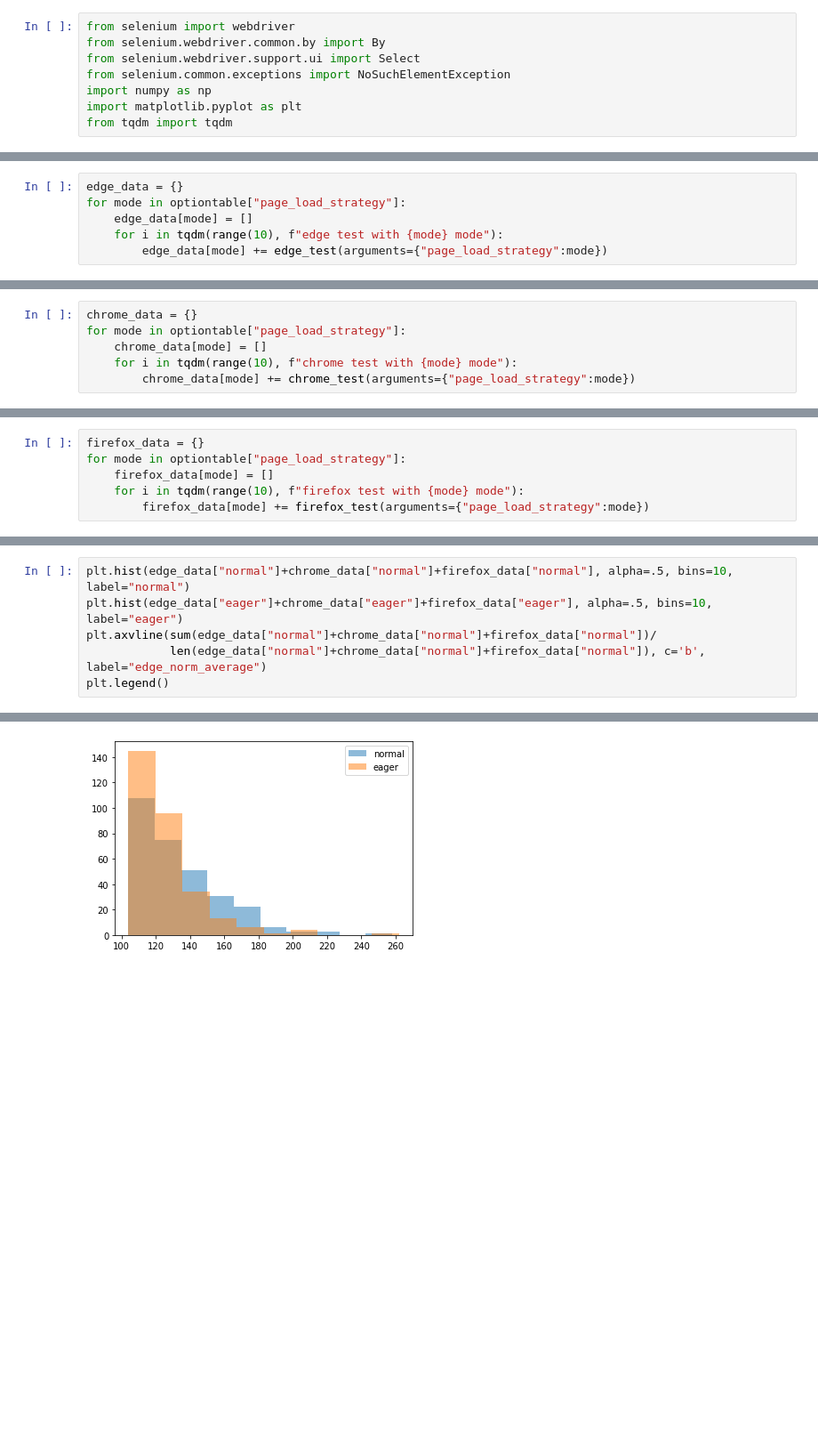
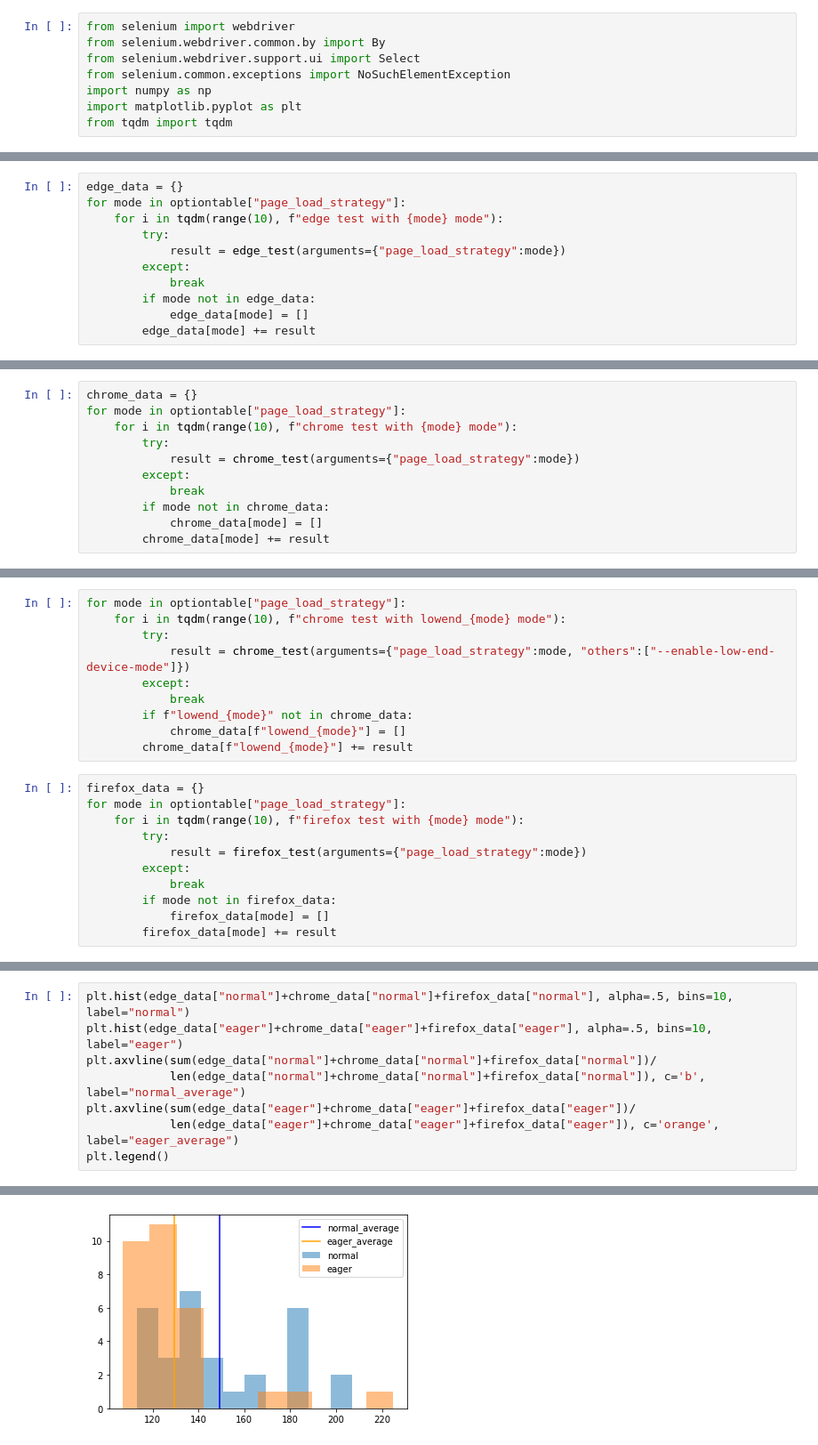
Before and after one commit to woodyhoko/tfjs_wasm, a Jupyter notebook: test.ipynb, the cells around one changed output, grey strips where cells are left out. Shown: that part at 89% size. Saved outputs shown, nothing was run; the diff lists cells and outputs as text; blank space fills up the shorter version.

```diff
--- a/test.ipynb
+++ b/test.ipynb
@@ -46,7 +44,12 @@ def firefox_test(n=10, backend="wasm", arguments={"page_load_strategy":"normal"}
 # %%
 edge_data = {}
 for mode in optiontable["page_load_strategy"]:
-    edge_data[mode] = []
     for i in tqdm(range(10), f"edge test with {mode} mode"):
-        edge_data[mode] += edge_test(arguments={"page_load_strategy":mode})
+        try:
+            result = edge_test(arguments={"page_load_strategy":mode})
+        except:
+            break
+        if mode not in edge_data:
+            edge_data[mode] = []
+        edge_data[mode] += result
 # %% [output]
@@ -57,6 +74,11 @@ Backtrace:
 # %%
 chrome_data = {}
 for mode in optiontable["page_load_strategy"]:
-    chrome_data[mode] = []
     for i in tqdm(range(10), f"chrome test with {mode} mode"):
-        chrome_data[mode] += chrome_test(arguments={"page_load_strategy":mode})
+        try:
+            result = chrome_test(arguments={"page_load_strategy":mode})
+        except:
+            break
+        if mode not in chrome_data:
+            chrome_data[mode] = []
+        chrome_data[mode] += result
@@ -68,6 +85,21 @@ Backtrace:
+# %%
+for mode in optiontable["page_load_strategy"]:
+    for i in tqdm(range(10), f"chrome test with lowend_{mode} mode"):
+        try:
+            result = chrome_test(arguments={"page_load_strategy":mode, "others":["--enable-low-end-device-mode"]})
+        except:
+            break
+        if f"lowend_{mode}" not in chrome_data:
+            chrome_data[f"lowend_{mode}"] = []
+        chrome_data[f"lowend_{mode}"] += result
 # %%
 firefox_data = {}
 for mode in optiontable["page_load_strategy"]:
-    firefox_data[mode] = []
     for i in tqdm(range(10), f"firefox test with {mode} mode"):
-        firefox_data[mode] += firefox_test(arguments={"page_load_strategy":mode})
+        try:
+            result = firefox_test(arguments={"page_load_strategy":mode})
+        except:
+            break
+        if mode not in firefox_data:
+            firefox_data[mode] = []
+        firefox_data[mode] += result
@@ -124,9 +151,11 @@ plt.legend()
 # %%
 plt.hist(edge_data["normal"]+chrome_data["normal"]+firefox_data["normal"], alpha=.5, bins=10, label="normal")
 plt.hist(edge_data["eager"]+chrome_data["eager"]+firefox_data["eager"], alpha=.5, bins=10, label="eager")
 plt.axvline(sum(edge_data["normal"]+chrome_data["normal"]+firefox_data["normal"])/
-            len(edge_data["normal"]+chrome_data["normal"]+firefox_data["normal"]), c='b', label="edge_norm_average")
+            len(edge_data["normal"]+chrome_data["normal"]+firefox_data["normal"]), c='b', label="normal_average")
+plt.axvline(sum(edge_data["eager"]+chrome_data["eager"]+firefox_data["eager"])/
+            len(edge_data["eager"]+chrome_data["eager"]+firefox_data["eager"]), c='orange', label="eager_average")
 plt.legend()
 # %% [output]
 <matplotlib.legend.Legend at 0x...>
-[figure, old version]
+[figure, new version]
```
Also changed, not shown: parts of 8 cells of this notebook, 1 other file.
